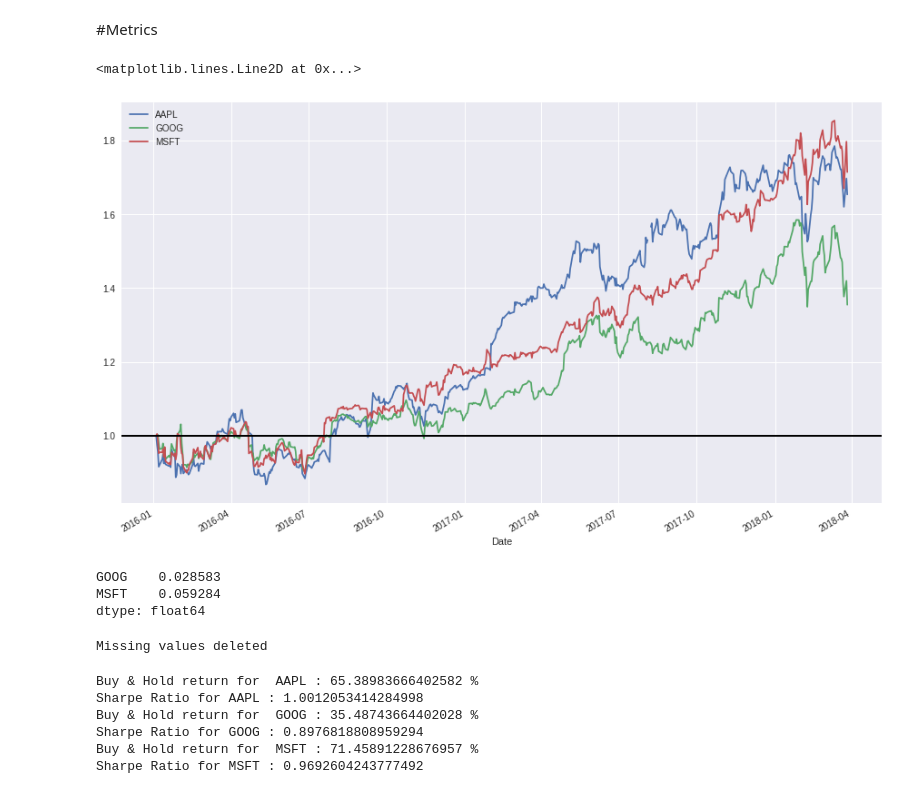
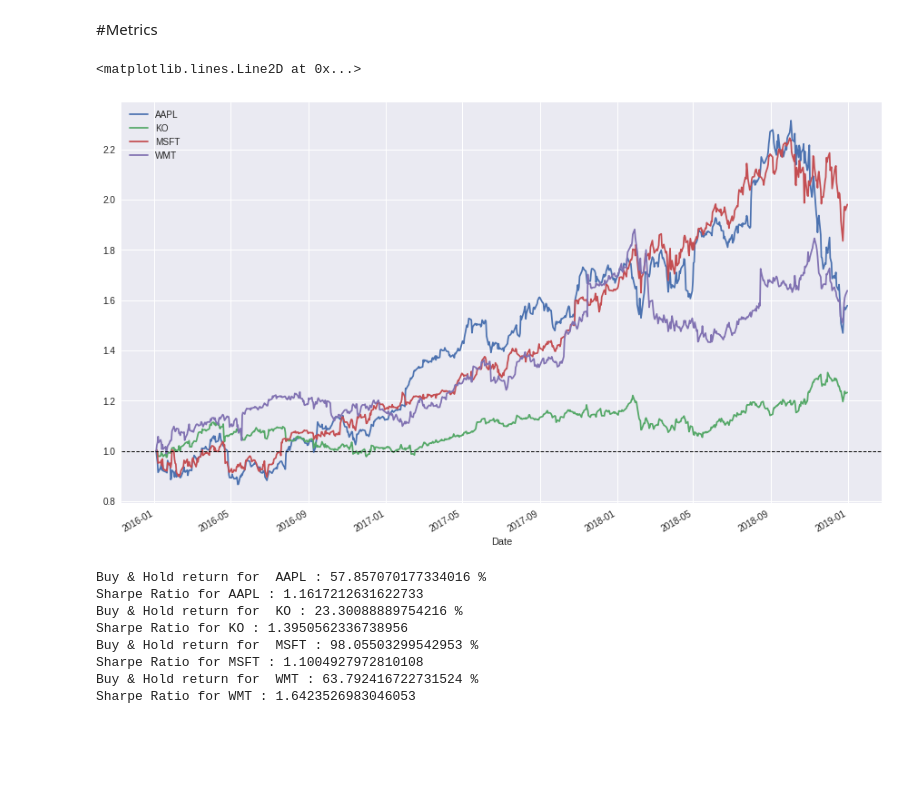
Before and after one commit to joaonobre/Financial-Data-Downloader, a Jupyter notebook: FinData.ipynb, the cells around one changed output. Cells and saved outputs as stored; diff of their text form; code cells hidden in the pictures; blank space fills up the shorter version.

```diff
--- a/FinData.ipynb
+++ b/FinData.ipynb
@@ -92,23 +48,23 @@ Continue?n
 # %%
 cont="y"
-stock_list=list()
-tick_list=list()
 stocks=pd.DataFrame()
+fin_dict={}
 
-tick_dick={}
-
+# Ask the user for the tick symbols of the financial markets to analyze
 while cont== "y" or cont=="Y":
-  #stock=input("Insert stock:")
   tick=input("Insert tick symbol for stock:")
   try:
-    stock=(quandl.get("WIKI/" + tick, start_date=start, end_date=end))["Adj. Close"]
-    tick_dick.update({tick:stock})
+    stock= web.DataReader(tick, 'yahoo', start, end)["Adj Close"]
+    fin_dict.update({tick:stock})
   except:
     print('It was not possible to retrieve the data')
 
   cont=input("Continue?") #y for yes, n for no
 
-stocks = pd.DataFrame(tick_dick)
-stocks.head()
+stocks = pd.DataFrame(fin_dict) #Save the Adj Close values from the chosen stocks to a dataframe
+
+if (stocks.isnull().values.any()): #Check for missing values
+  stocks=stocks.dropna() # Drop rows with missing values
+  print('Missing values deleted')
 # %% [output]
 Insert tick symbol for stock:AAPL
@@ -130,13 +90,11 @@ Continue?n
 # %% [markdown]
 #Metrics
 # %%
-#s Calculate the ROR in %
+#Calculate and plot the ROR for each analyzed financial market
 
-# df.apply(arg) will apply the function arg to each column in df, and return a DataFrame with the result
-# Recall that lambda x is an anonymous function accepting parameter x; in this case, x will be a pandas Series object
 stock_return = stocks.apply(lambda x: x / x[0])
 stock_return.head() - 1
-stock_return.plot(grid = True).axhline(y = 1, color = "black", lw = 2)
+stock_return.plot(grid = True).axhline(y = 1, color = "black", lw = 1, linestyle= '--')
 # %% [output]
 <matplotlib.lines.Line2D at 0x...>
-[figure, old version]
+[figure, new version]
@@ -149,49 +101,24 @@ rrf = tbill.iloc[-1, 0]    # Get the most recent Treasury Bill rate
-# %%
-
-stock_change = stocks.apply(lambda x: np.log(x) - np.log(x.shift(1)))
-
-stock_change_apr = stock_change * 252 * 100    # There are 252 trading days in a year; the 100 converts to percentages
-
-sy = stock_change_apr.drop("AAPL", 1).std() #standard deviation for y
-sx = stock_change_apr.AAPL.std() # standard deviation for x
-
-ybar = stock_change_apr.drop("AAPL", 1).mean() - rrf
-xbar = stock_change_apr.AAPL.mean() - rrf
-
-sharpe = (ybar - rrf)/sy
-sharpe
-# %% [output]
-GOOG    0.028583
-MSFT    0.059284
-dtype: float64
-# %%
-if (stocks.isnull().values.any()): #Check for missing values
-  stocks_new=stocks.dropna() # Drop rows with missing values and put this new dataset on a new one
-  print('Missing values deleted')
-stock_new_return = stocks_new.apply(lambda x: x / x[0])
-# %% [output]
-Missing values deleted
 # %%
-#Calcular ROR, Sharpe
-
-#codigo para calcular as metricas de cada um dos stocks no data frame e fazer print usando o nome
+#Calculate the Sharpe Ratio
 
 def Sharpe_ratio(stock):
-  sharpe_buy=np.full_like(stock_new_return,0)
-  SR_buy=np.full_like(stock_new_return,0)
+  sharpe_buy=np.full_like(stock_return,0)
+  SR_buy=np.full_like(stock_return,0)
   for sharpe_aux1 in range(0,len(sharpe_buy)):
-    sharpe_buy[sharpe_aux1]=stock_new_return[stock][sharpe_aux1]-stock_new_return[stock][0]
+    sharpe_buy[sharpe_aux1]=stock_return[stock][sharpe_aux1]-stock_return[stock][0]
   SR_buy=(np.mean(sharpe_buy)/np.std(sharpe_buy))
   return SR_buy
 
-
+#Print some important metrics
 for name in list(stocks):
-  print('Buy & Hold return for ', name, ':', (stock_new_return[name][-1]-1)*100, '%')
+  print('Buy & Hold return for ', name, ':', (stock_return[name][-1]-1)*100, '%')
   print('Sharpe Ratio for', name, ':', (Sharpe_ratio(name)))
 # %% [output]
-Buy & Hold return for  AAPL : 65.38983666402582 %
-Sharpe Ratio for AAPL : 1.0012053414284998
-Buy & Hold return for  GOOG : 35.48743664402028 %
-Sharpe Ratio for GOOG : 0.8976818808959294
-Buy & Hold return for  MSFT : 71.45891228676957 %
-Sharpe Ratio for MSFT : 0.9692604243777492
+Buy & Hold return for  AAPL : 57.857070177334016 %
+Sharpe Ratio for AAPL : 1.1617212631622733
+Buy & Hold return for  KO : 23.30088889754216 %
+Sharpe Ratio for KO : 1.3950562336738956
+Buy & Hold return for  MSFT : 98.05503299542953 %
+Sharpe Ratio for MSFT : 1.1004927972810108
+Buy & Hold return for  WMT : 63.792416722731524 %
+Sharpe Ratio for WMT : 1.6423526983046053
```
Also changed, not shown: parts of 7 cells of this notebook.
